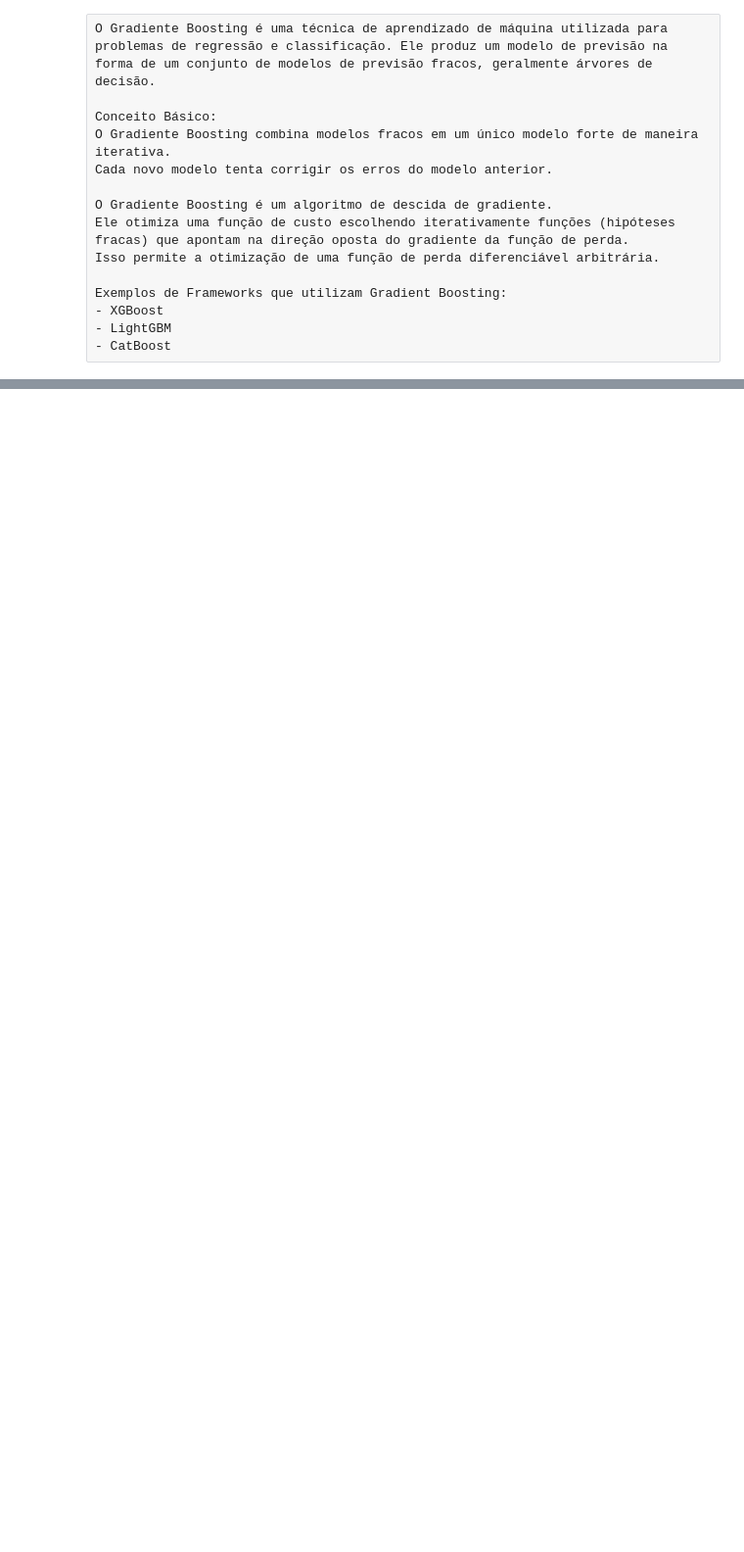
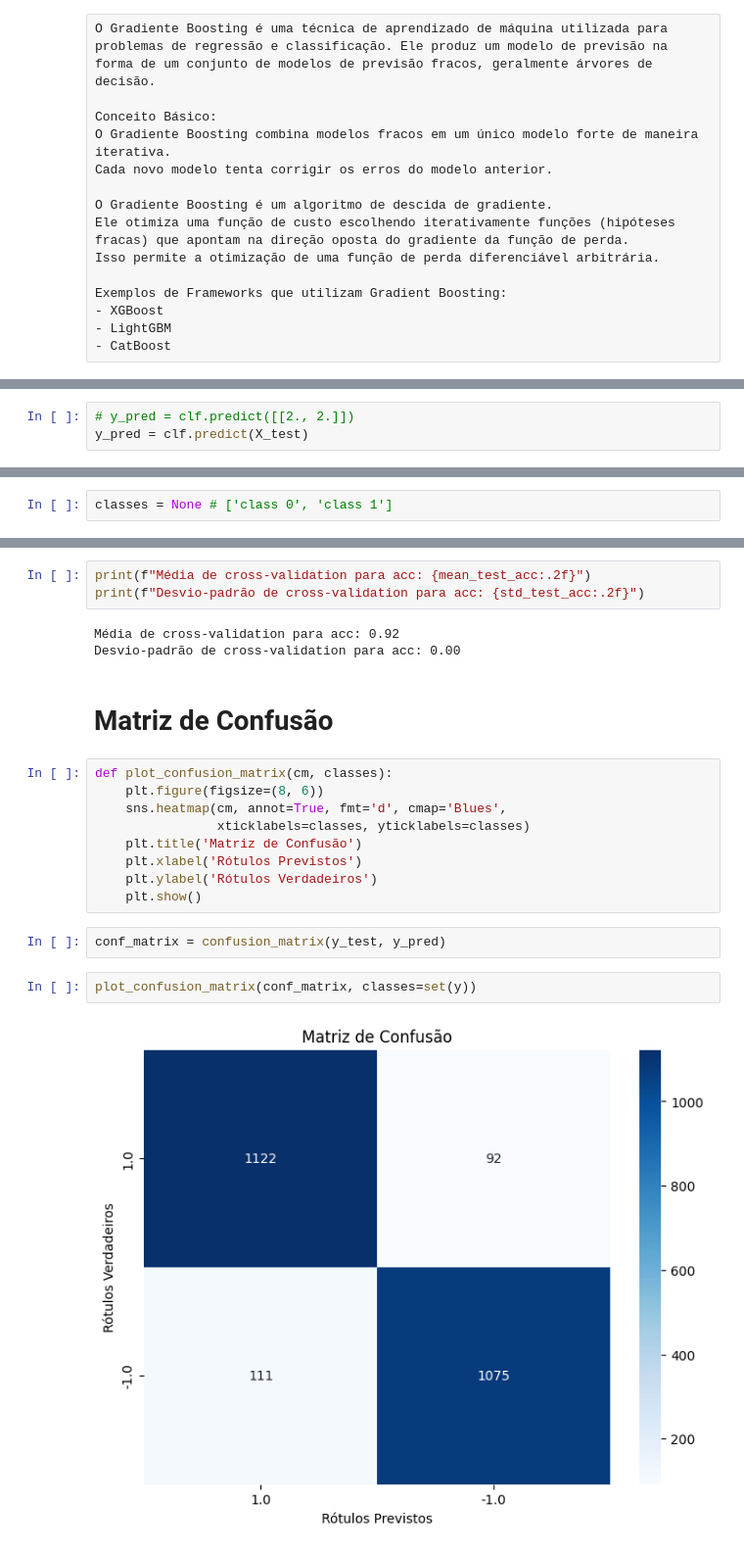
Before and after one commit to leocsato/data_science_studies, a Jupyter notebook: 07_Classificacao/Gradient Boosting/Gradient Boosting.ipynb, the cells around one changed output, grey strips where cells are left out. Shown at 98% size. Drawn from its saved outputs; the diff is of its cells as text; blank space fills up the shorter version.

```diff
--- a/07_Classificacao/Gradient Boosting/Gradient Boosting.ipynb
+++ b/07_Classificacao/Gradient Boosting/Gradient Boosting.ipynb
@@ -28,0 +123,3 @@ clf.score(X_test, y_test)
+# %%
+# y_pred = clf.predict([[2., 2.]])
+y_pred = clf.predict(X_test)
@@ -28,0 +131,2 @@ clf.score(X_test, y_test)
+# %%
+classes = None # ['class 0', 'class 1']
@@ -28,0 +180,23 @@ clf.score(X_test, y_test)
+# %%
+print(f"Média de cross-validation para acc: {mean_test_acc:.2f}")
+print(f"Desvio-padrão de cross-validation para acc: {std_test_acc:.2f}")
+# %% [output]
+Média de cross-validation para acc: 0.92
+Desvio-padrão de cross-validation para acc: 0.00
+# %% [markdown]
+# Matriz de Confusão
+# %%
+def plot_confusion_matrix(cm, classes):
+    plt.figure(figsize=(8, 6))
+    sns.heatmap(cm, annot=True, fmt='d', cmap='Blues',
+                xticklabels=classes, yticklabels=classes)
+    plt.title('Matriz de Confusão')
+    plt.xlabel('Rótulos Previstos')
+    plt.ylabel('Rótulos Verdadeiros')
+    plt.show()
+# %%
+conf_matrix = confusion_matrix(y_test, y_pred)
+# %%
+plot_confusion_matrix(conf_matrix, classes=set(y))
+# %% [output]
+[figure, added]
```
Also changed, not shown: parts of 37 cells of this notebook, 2 other files.
